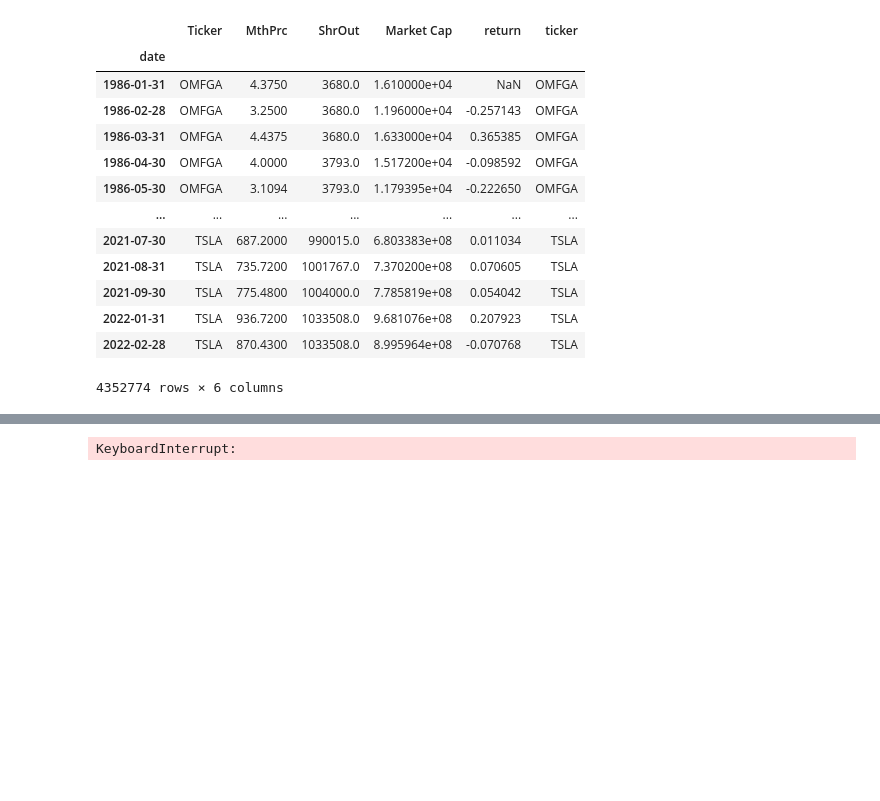
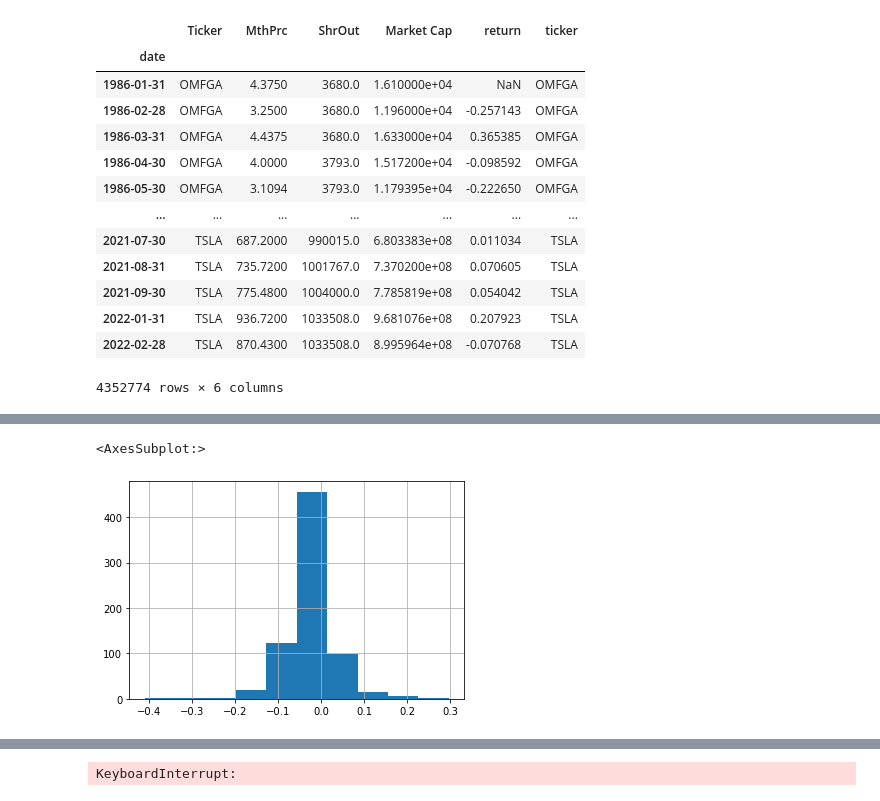
Before and after one commit to rudragarg/fama-french, a Jupyter notebook: fama_french_portfolio.ipynb, the cells around one changed output, grey strips where cells are left out. Drawn from its saved outputs; the diff is of its cells as text; code cells hidden in the pictures; blank space fills up the shorter version.

```diff
--- a/fama_french_portfolio.ipynb
+++ b/fama_french_portfolio.ipynb
@@ -344,0 +340,22 @@ returns
+# %%
+returns.drop("ticker", axis=1, inplace=True)
+# %%
+returns.drop_duplicates(inplace=True)
+# %%
+returns.sort_values("date", inplace=True)
+# %%
+threshold = 10
+count = 0
+smb = pd.DataFrame()
+dates = returns["date"].unique()
+for date in dates:
+    date_info = returns[returns["date"] == date]
+    date_info = date_info.sort_values("Market Cap", ascending=False)
+    num_rows = int(len(date_info)*(threshold/100))
+    r_big = np.array(date_info.head(num_rows)["return"]).mean()
+    r_small = np.array(date_info.tail(num_rows)["return"]).mean()
+    row = {'date': date, "SmB": r_small-r_big}
+    smb = smb.append(row, ignore_index = True)
+    count+=1
+    if count % 120:
+        print(count/len(dates))
@@ -344,0 +380,5 @@ returns
+# %%
+smb["SmB"].hist()
+# %% [output]
+<AxesSubplot:>
+[figure, added]
```
Also changed, not shown: parts of 73 cells of this notebook, 1 other file.
